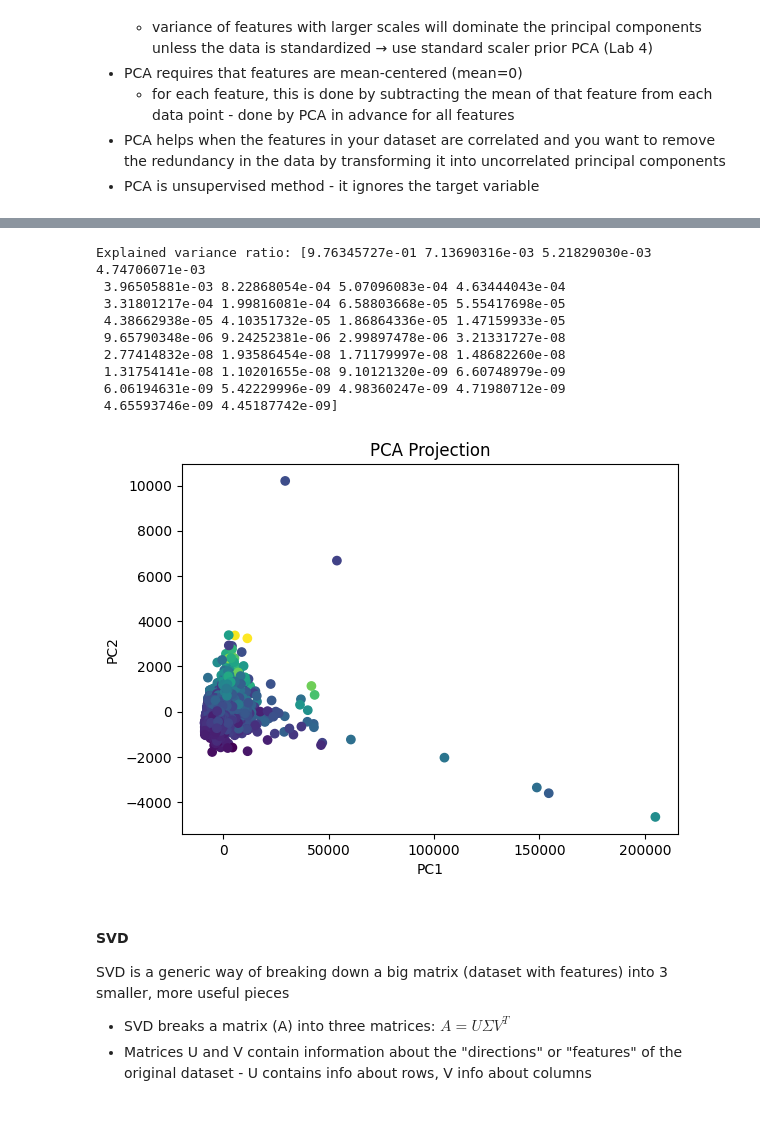
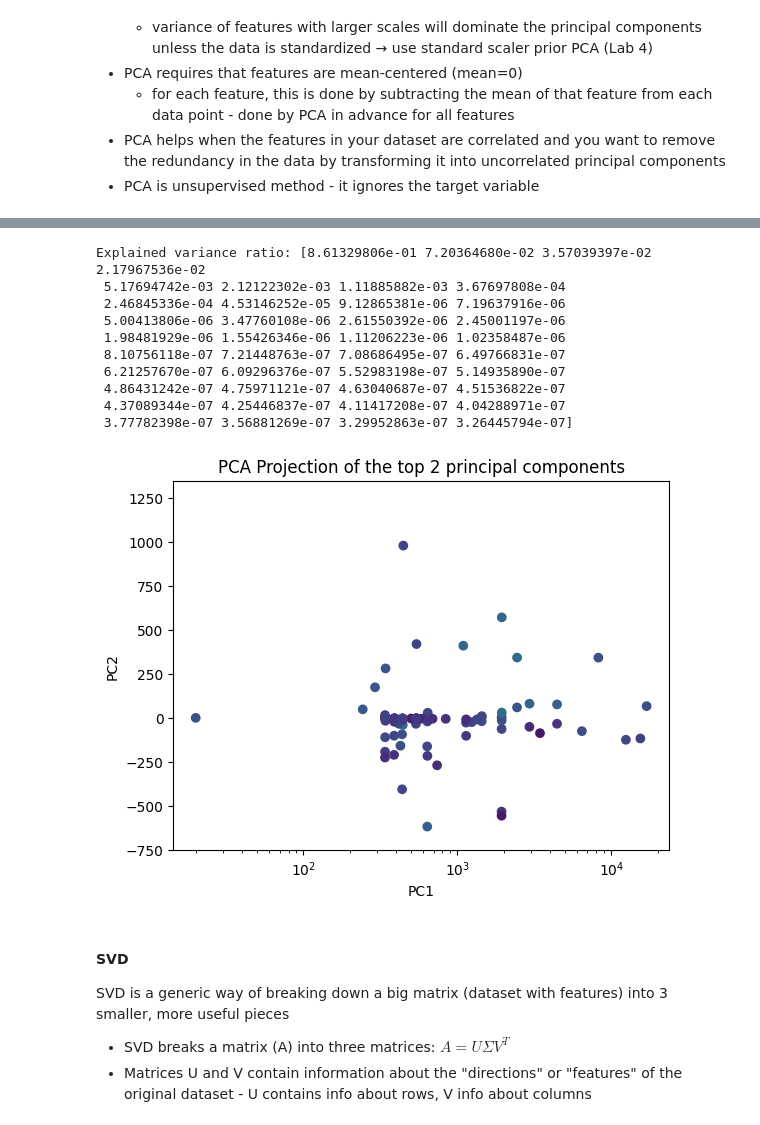
Before and after one commit to i-demetriou/dsc510-group-project, a Jupyter notebook: dsc510.theofanous.alexandrou.demetriou.ipynb, the cells around one changed output, grey strips where cells are left out. Cells and saved outputs as stored; diff of their text form; code cells hidden in the pictures.

```diff
--- a/dsc510.theofanous.alexandrou.demetriou.ipynb
+++ b/dsc510.theofanous.alexandrou.demetriou.ipynb
@@ -1900,6 +1776,8 @@ In order to validate our models we will take out a portion of our data to use fo
 
 Fitting scaling, normalizations or dimensionality reduction techniques should **only** be done in our training dataset, as using the whole dataset will accidentally "leak" information about the test dataset and over-estimate the performance of our models
 # %%
-# Re-running train_test_split only works because we set `random_state`.
-df_train, df_test = train_test_split(df_clean, train_size=0.9, random_state=42)
-df_encoded_train, df_encoded_test = train_test_split(df_encoded, train_size=0.9, random_state=42)
+df_train, df_test = train_test_split(df_clean.copy(), train_size=0.8, random_state=42)
+X_train = df_train.drop(columns='SalePrice')
+y_train = df_train['SalePrice']
+X_test = df_test.drop(columns='SalePrice')
+y_test = df_test['SalePrice']
@@ -1940 +1884,8 @@ convergence
+# %%
+# Unskewing y
+
+power_transformer = PowerTransformer(method='box-cox').fit(y_train.to_frame())
+
+y_unskewed_train = power_transformer.transform(y_train.to_frame()).ravel()
+y_unskewed_test = power_transformer.transform(y_test.to_frame()).ravel()
 # %%
@@ -2061,7 +2086,4 @@ Selected features (131): Index(['Lot Frontage', 'Lot Area', 'Mas Vnr Area', 'Bsm
 # %%
-X_train = df_encoded_train.fillna(0)
-y_train = df_train['SalePrice']
-
-lasso_selector = SelectFromModel(LassoCV(cv=5, random_state=42), threshold="median")
-lasso_selector.fit(X_train, y_train)
+lasso_selector = LassoCV(cv=10, random_state=42).fit(X_preprocessed_train, y_unskewed_train)
+lasso_selector
 # %% [output]
@@ -2127,7 +2173,7 @@ param_grid = {'pca__n_components': range(4, 100, 10)}
 cv = KFold(n_splits=5, shuffle=True, random_state=42)
 
 grid = GridSearchCV(pipe, param_grid, cv=cv, scoring='r2')
-grid.fit(X_train, y_train)
+grid.fit(X_preprocessed_train, y_unskewed_train)
 
 print("Best n_components:", grid.best_params_['pca__n_components'])
 print("Best CV R2:", grid.best_score_)
@@ -2156,24 +2202,27 @@ From the elbow rule the best value is 34
 # %%
-pca = PCA(n_components=34).fit(X_train)
+pca = PCA(n_components=40).fit(X_preprocessed_train)
 print("Explained variance ratio:", pca.explained_variance_ratio_)
 
-X_pca = pca.transform(X_train)
-plt.scatter(X_pca[:, 0], X_pca[:, 1], c=y_train, cmap='viridis')
+X_pca_train = pca.transform(X_preprocessed_train)
+
+plt.scatter(X_pca_train[:, 0], X_pca_train[:, 1], c=y_train, cmap='viridis')
 plt.xlabel('PC1')
 plt.ylabel('PC2')
 plt.title('PCA Projection of the top 2 principal components')
+plt.xscale('log')
 plt.show()
 # %% [output]
-Explained variance ratio: [9.76345727e-01 7.13690316e-03 5.21829030e-03 4.74706071e-03
- 3.96505881e-03 8.22868054e-04 5.07096083e-04 4.63444043e-04
- 3.31801217e-04 1.99816081e-04 6.58803668e-05 5.55417698e-05
- 4.38662938e-05 4.10351732e-05 1.86864336e-05 1.47159933e-05
- 9.65790348e-06 9.24252381e-06 2.99897478e-06 3.21331727e-08
- 2.77414832e-08 1.93586454e-08 1.71179997e-08 1.48682260e-08
- 1.31754141e-08 1.10201655e-08 9.10121320e-09 6.60748979e-09
- 6.06194631e-09 5.42229996e-09 4.98360247e-09 4.71980712e-09
- 4.65593746e-09 4.45187742e-09]
+Explained variance ratio: [8.61329806e-01 7.20364680e-02 3.57039397e-02 2.17967536e-02
+ 5.17694742e-03 2.12122302e-03 1.11885882e-03 3.67697808e-04
+ 2.46845336e-04 4.53146252e-05 9.12865381e-06 7.19637916e-06
+ 5.00413806e-06 3.47760108e-06 2.61550392e-06 2.45001197e-06
+ 1.98481929e-06 1.55426346e-06 1.11206223e-06 1.02358487e-06
+ 8.10756118e-07 7.21448763e-07 7.08686495e-07 6.49766831e-07
+ 6.21257670e-07 6.09296376e-07 5.52983198e-07 5.14935890e-07
+ 4.86431242e-07 4.75971121e-07 4.63040687e-07 4.51536822e-07
+ 4.37089344e-07 4.25446837e-07 4.11417208e-07 4.04288971e-07
+ 3.77782398e-07 3.56881269e-07 3.29952863e-07 3.26445794e-07]
-[figure, old version]
+[figure, new version]
 # %% [markdown]
 #### SVD
 
```
Also changed, not shown: parts of 95 cells of this notebook, 1 other file.
